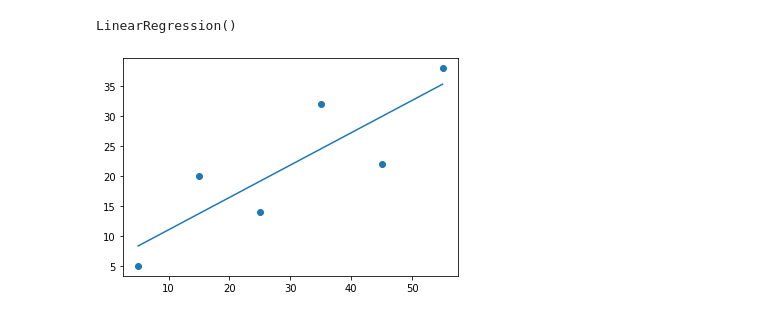
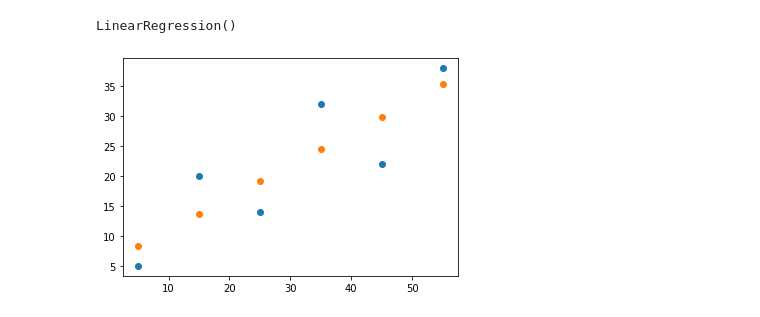
Before and after one commit to oektomo/ClassPersevere, a Jupyter notebook: W0402LinearRegression.ipynb, the cells around one changed output. Drawn from its saved outputs; the diff is of its cells as text; code cells hidden in the pictures.

```diff
--- a/W0402LinearRegression.ipynb
+++ b/W0402LinearRegression.ipynb
@@ -78,14 +80,14 @@ LinearRegression()
 # %%
 #model = LinearRegression().fit(x, y)
 
 def myfunc2(x):
   return model.coef_ * x + model.intercept_
 
 mymodel = list(map(myfunc2, x))
 
 plt.scatter(x, y)
-plt.plot(x, mymodel)
-#plt.scatter(x, mymodel)
+#plt.plot(x, mymodel)
+plt.scatter(x, mymodel)
 plt.show()
 # %% [output]
-[figure, old version]
+[figure, new version]
```
Also changed, not shown: parts of 2 cells of this notebook.
